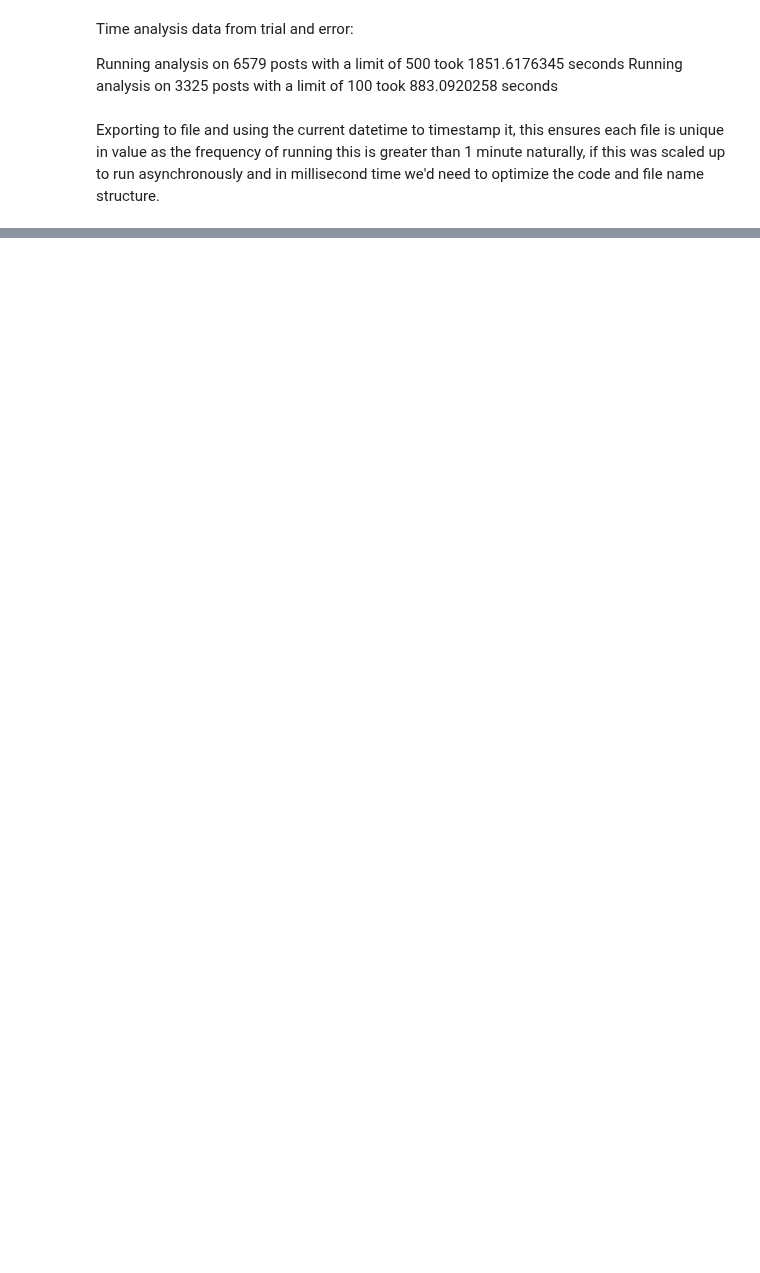
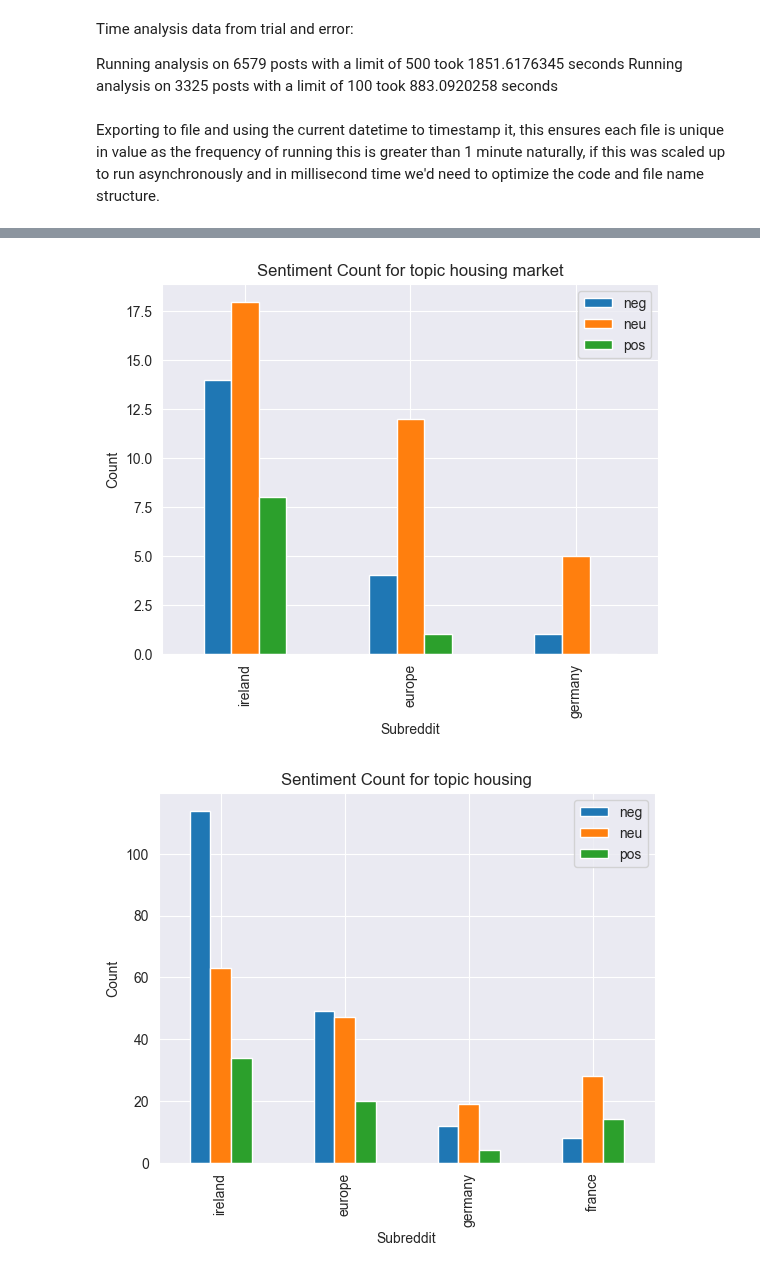
Before and after one commit to sbs23066/CA2---Irish-Construction-Project, a Jupyter notebook: reddit.ipynb, the cells around one changed output, grey strips where cells are left out. Drawn from its saved outputs; the diff is of its cells as text; code cells hidden in the pictures; blank space fills up the shorter version.

```diff
--- a/reddit.ipynb
+++ b/reddit.ipynb
@@ -127,7 +129,7 @@ posts.head()
 keywords = ['housing market', 'housing', 'property', 'real estate', 'construction', 'building', 'infrastructure', 'labor', 'wages']
 subredditList = ['ireland', 'europe', 'germany', 'france']
 #postLimit = int(1000/len(subredditList)) # 1000 is the max value allowed by Reddit API, so divide the limit by N number of subreddits to be searched
-postLimit = 1000 # 1000 is the max value allowed by Reddit API
+postLimit = 10 # 1000 is the max value allowed by Reddit API
 
 startTime = time.time_ns()
 
@@ -255,0 +306,21 @@ data.to_csv(fileName,index=False)
+# %%
+topic_columns = ['housing market', 'housing', 'property', 'real estate', 'construction', 'building', 'infrastructure', 'labor', 'wages']
+
+for column in topic_columns:
+    sentiment_count = pd.DataFrame(columns=['subreddit', 'neg', 'neu', 'pos'])
+    topic_df = df[df[column]==1]
+    for subreddit in topic_df['Subreddit'].unique():
+        sentiment_df = topic_df[topic_df['Subreddit'] == subreddit]
+        new_row = pd.DataFrame({'subreddit': [subreddit],
+                                'neg': [sentiment_df['label'].value_counts().get('neg', 0)],
+                                'neu': [sentiment_df['label'].value_counts().get('neu', 0)],
+                                'pos': [sentiment_df['label'].value_counts().get('pos', 0)]})
+        sentiment_count = pd.concat([sentiment_count, new_row], ignore_index=True)
+    sentiment_count.set_index('subreddit').plot(kind='bar')
+    plt.title(f'Sentiment Count for topic {column}')
+    plt.xlabel('Subreddit')
+    plt.ylabel('Count')
+    plt.show()
+# %% [output]
+[figure, added]
+[figure, added]
```
Also changed, not shown: parts of 10 cells of this notebook.
